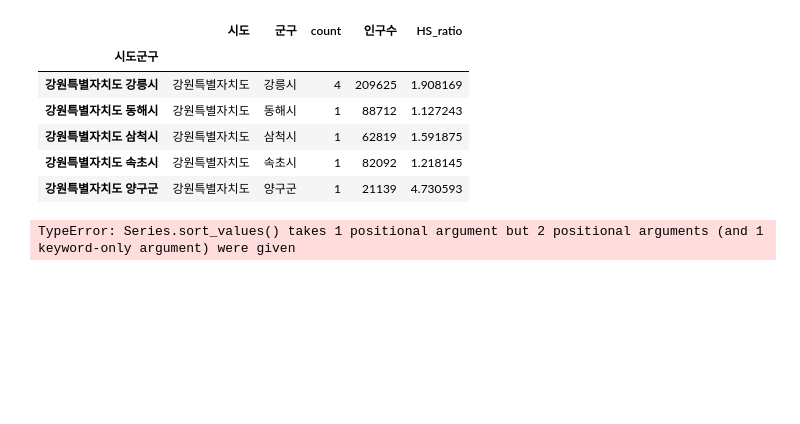
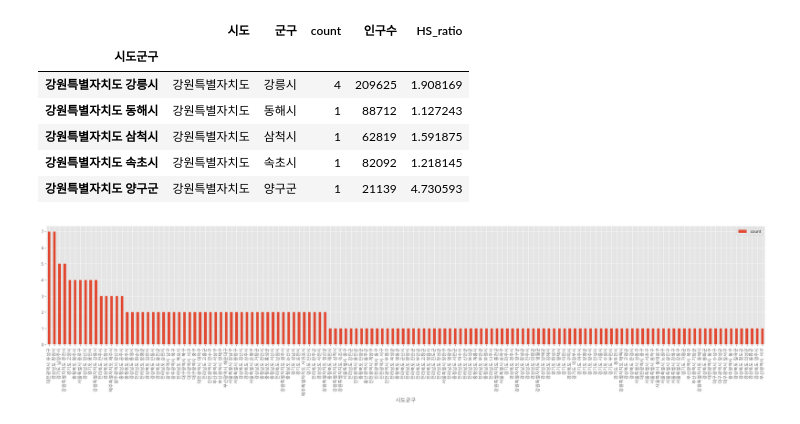
Before and after one commit to jurwon/BigdataVisualization_analyze, a Jupyter notebook: ch3_지도맵-통계/test2.ipynb, the cells around one changed output. Drawn from its saved outputs; the diff is of its cells as text; code cells hidden in the pictures; blank space fills up the shorter version.

```diff
--- a/ch3_지도맵-통계/test2.ipynb
+++ b/ch3_지도맵-통계/test2.ipynb
@@ -280,19 +281,26 @@ local_Hospital_Population.head()
 | 강원특별자치도 속초시 | 강원특별자치도 | 속초시 | 1 | 82092 | 1.218145 |
 | 강원특별자치도 양구군 | 강원특별자치도 | 양구군 | 1 | 21139 | 4.730593 |
 # %%
-#막대 그래프만 그리기.
-#블록맵은 추가 설정이 필요해서 다음시간에
+# 막대 그래프만 그리기.
+# 블록맵은 추가 설정이 필요해서, 다음시간에
 from matplotlib import pyplot as plt
-from matplotlib import rcParams,style
+from matplotlib import rcParams, style
 style.use("ggplot")
 
+#폰트 지정
+#rc -> runtime configuration, 표의 속성을 전역으로 설정하는 모듈,
 from matplotlib import font_manager, rc
-font_name = font_manager.FontProperties(fname="c:/windows/Fonts/malgun.ttf").get_name()
-rc("font",family=font_name)
-HS_ratio = local_Hospital_Population["count"]
-HS_ratio = HS_ratio.sort_values("count",ascending=False)
+font_name = font_manager.FontProperties(fname = "c:/Windows/Fonts/malgun.ttf").get_name()
+rc("font", family = font_name)
+
+#local_Hospital_Population["count"] ->반환값 시리즈, 시리즈(행,열 1개로 표현하는 타입)
+#local_Hospital_Population[["count"]] -> 반환값 데이터 프레임(표)
+HS_ratio = local_Hospital_Population[["count"]]
+#HS_ratio-> 타입 : DataFrame표
+HS_ratio = HS_ratio.sort_values("count", ascending=False)
+#30, 단위 인치
 plt.rcParams["figure.figsize"] = (30,5)
-HS_ratio.plot(kind="bar",roation ="vertical")
+HS_ratio.plot(kind = "bar", rot = "vertical")
 plt.show()
 # %% [output]
-TypeError: Series.sort_values() takes 1 positional argument but 2 positional arguments (and 1 keyword-only argument) were given
+[figure, added]
```
Also changed, not shown: parts of 9 cells of this notebook, 1 other file.
